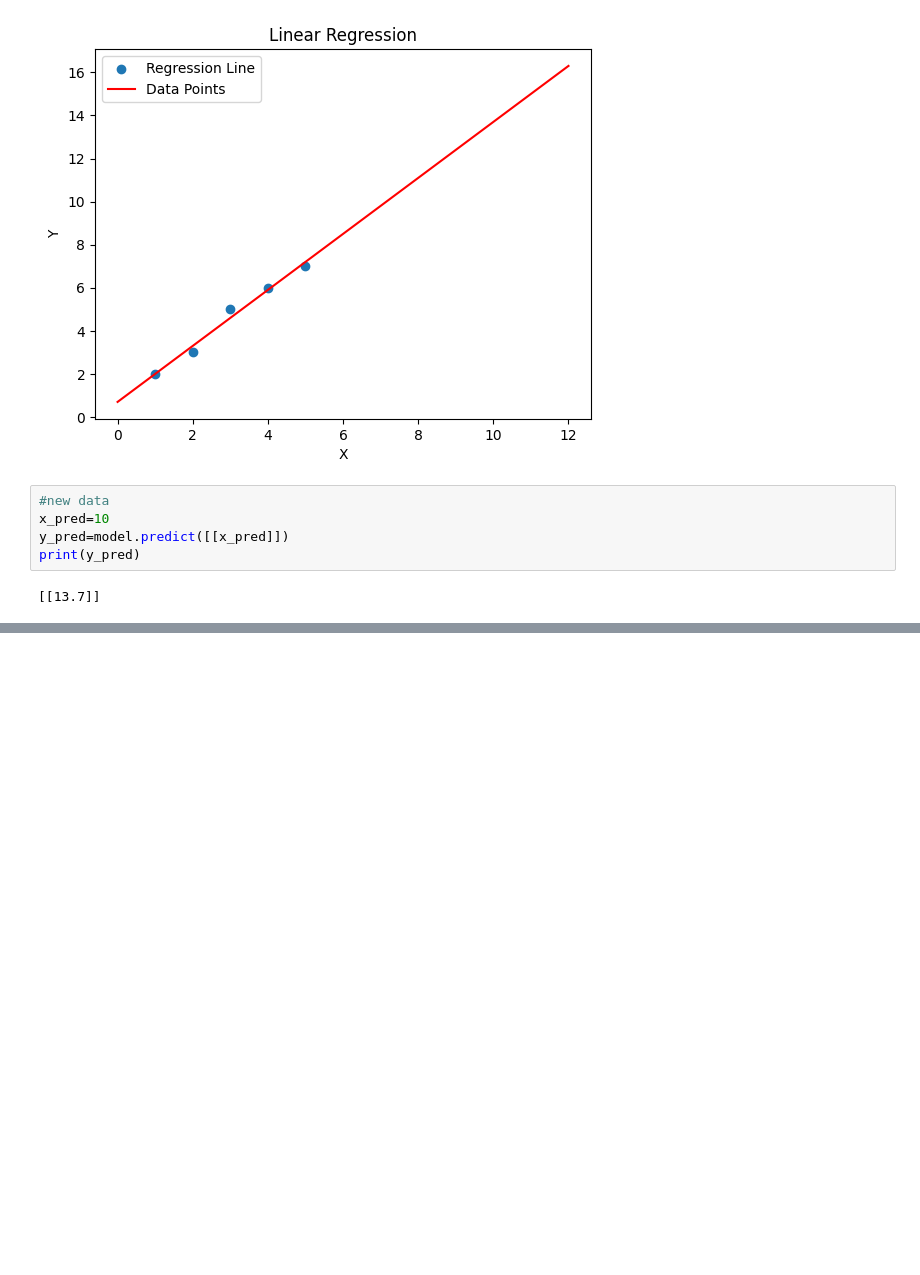
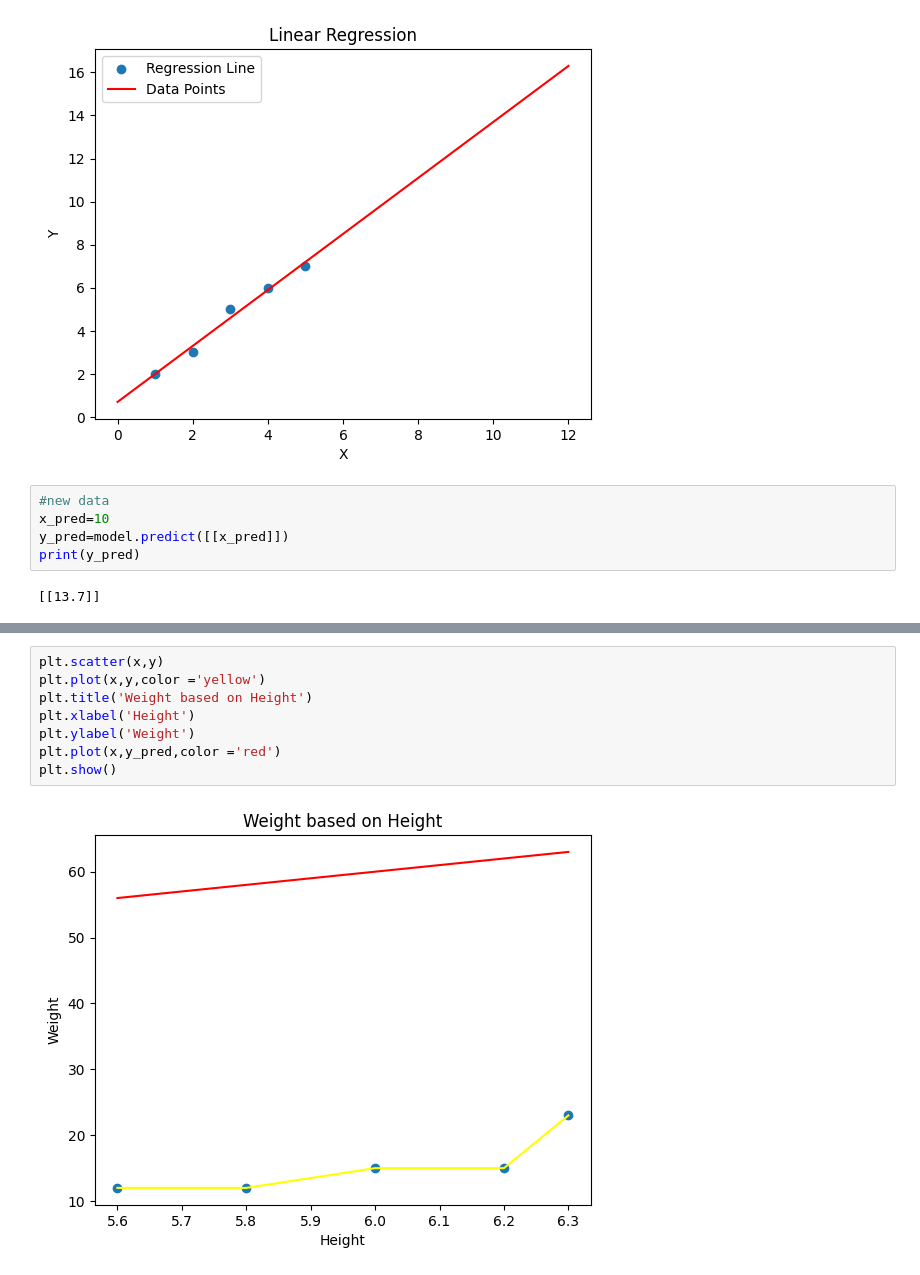
Before and after one commit to AshaJyothi03/0ct-30-2024, a Jupyter notebook: ML.ipynb, the cells around one changed output, grey strips where cells are left out. Cells and saved outputs as stored; diff of their text form; blank space fills up the shorter version.

```diff
--- a/ML.ipynb
+++ b/ML.ipynb
@@ -137,0 +270,10 @@ print(y_pred)
+# %%
+plt.scatter(x,y)
+plt.plot(x,y,color ='yellow')
+plt.title('Weight based on Height')
+plt.xlabel('Height')
+plt.ylabel('Weight')
+plt.plot(x,y_pred,color ='red')
+plt.show()
+# %% [output]
+[figure, added]
```
Also changed, not shown: parts of 19 cells of this notebook.
